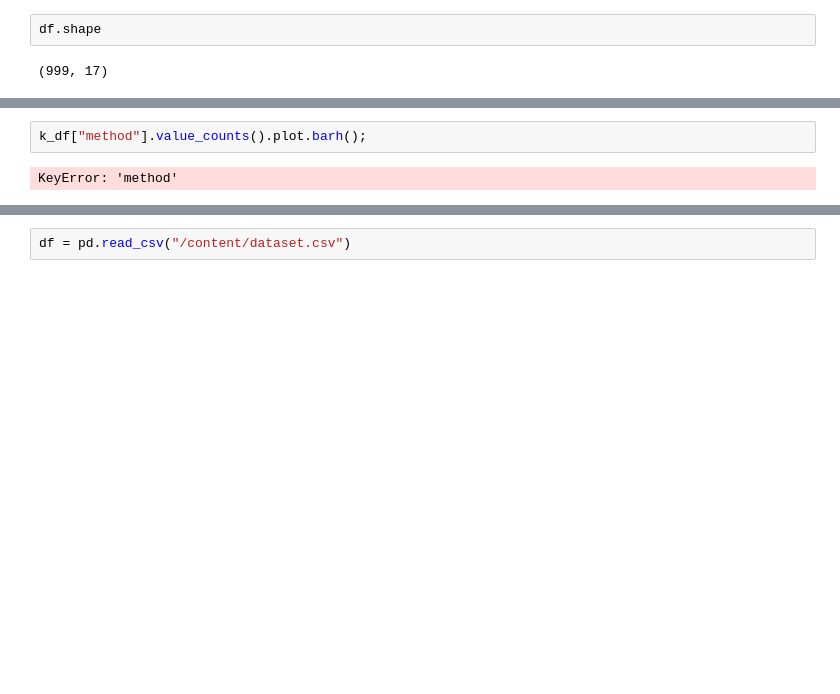
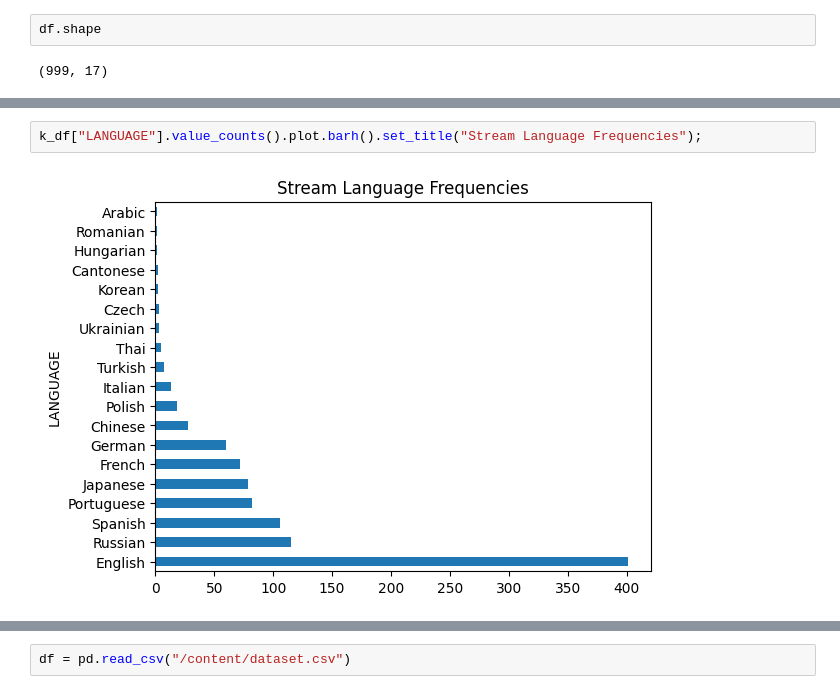
Before and after one commit to Mu5enna/Top1000TwitchStreamer_DataAnalysis, a Jupyter notebook: analysis.ipynb, the cells around one changed output, grey strips where cells are left out. Saved outputs shown, nothing was run; the diff lists cells and outputs as text; blank space fills up the shorter version.

```diff
--- a/analysis.ipynb
+++ b/analysis.ipynb
@@ -160,5 +230,5 @@ KeyError: 'method'
 # %%
-k_df["method"].value_counts().plot.barh();
+k_df["LANGUAGE"].value_counts().plot.barh().set_title("Stream Language Frequencies");
 # %% [output]
-KeyError: 'method'
+[figure, added]
 # %%
```
Also changed, not shown: parts of 43 cells of this notebook.
